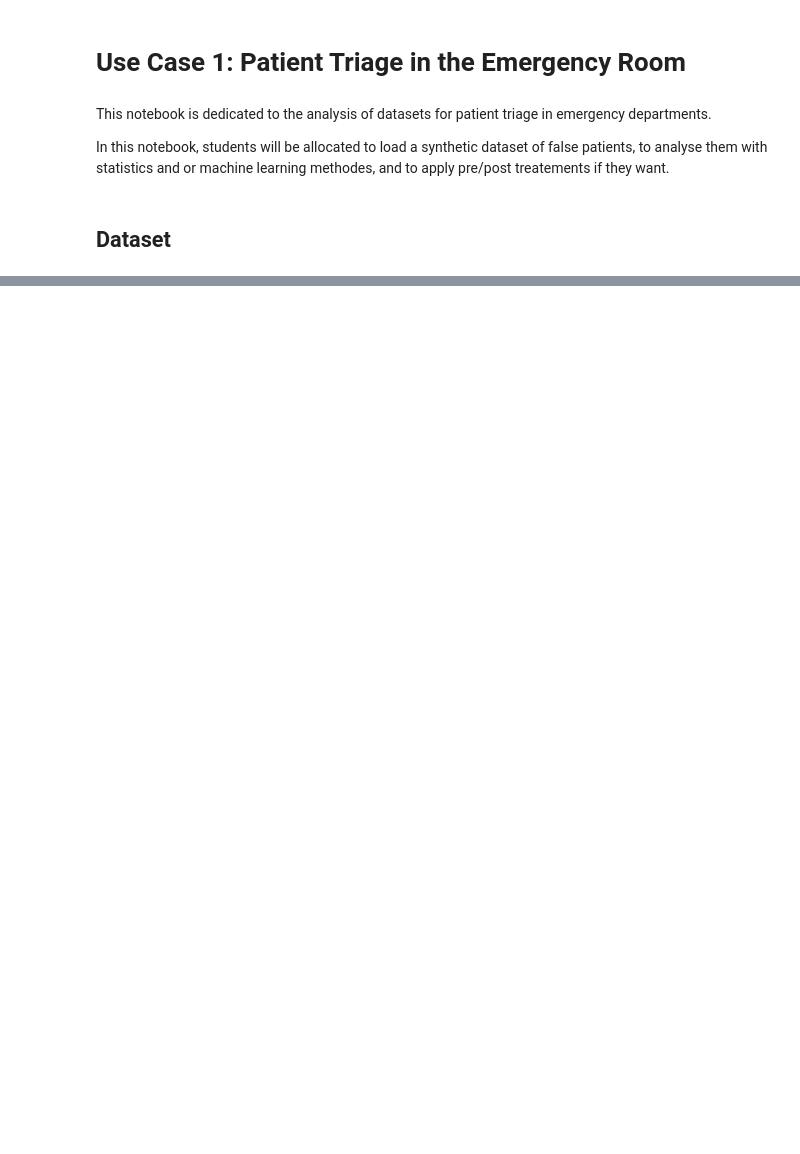
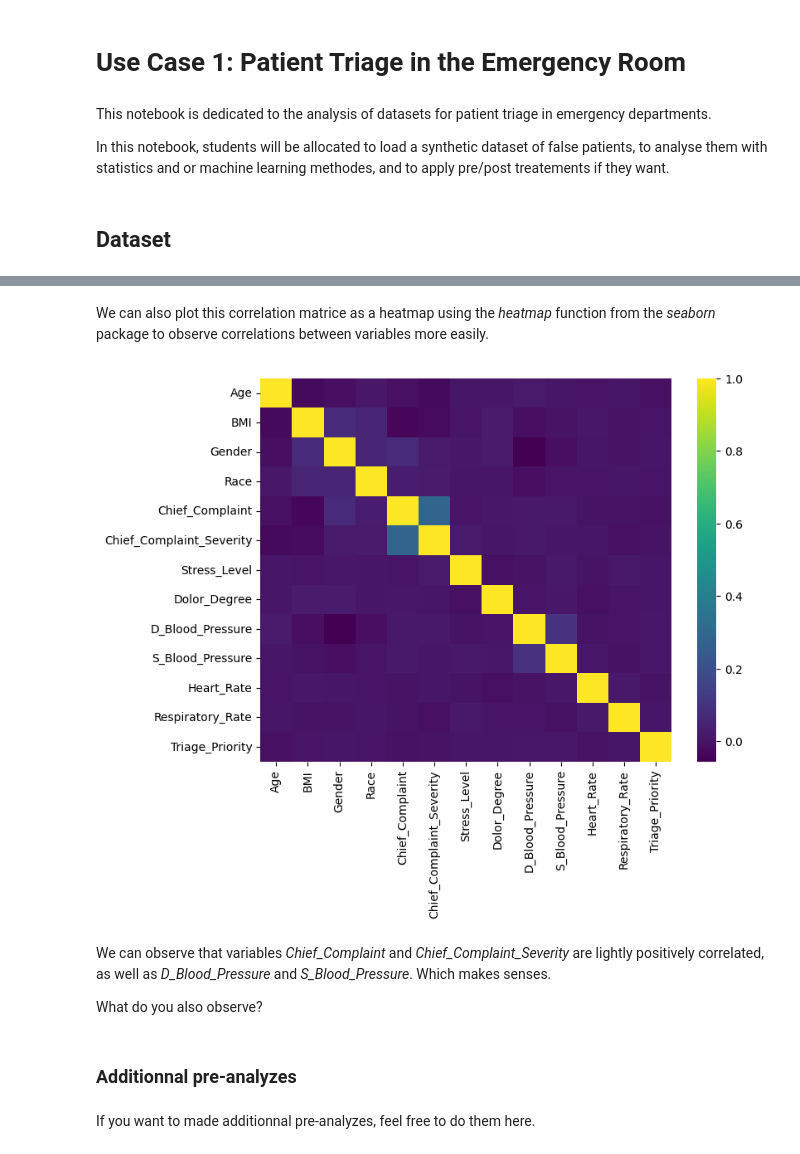
Before and after one commit to a-t-richard/AI-Responsibility-in-Healthcare, a Jupyter notebook: UC1-patient-triage/UC1_Patient_Triage.ipynb, the cells around one changed output, grey strips where cells are left out. Cells and saved outputs as stored; diff of their text form; code cells hidden in the pictures; blank space fills up the shorter version.

```diff
--- a/UC1-patient-triage/UC1_Patient_Triage.ipynb
+++ b/UC1-patient-triage/UC1_Patient_Triage.ipynb
@@ -32,2 +103,3 @@ To use this dataset, we first need to load it from the file *UC1-dataset.csv*
 # %%
-# YOUR CODE HERE
+corr_df = df.apply(lambda x: x.factorize()[0]).corr()
+corr_df
@@ -33,0 +121,16 @@ To use this dataset, we first need to load it from the file *UC1-dataset.csv*
+# %% [markdown]
+We can also plot this correlation matrice as a heatmap using the *heatmap* function from the *seaborn* package to observe correlations between variables more easily.
+# %%
+plt.figure(figsize=(8, 6))
+sns.heatmap(corr_df, cmap="viridis")
+plt.show()
+# %% [output]
+[figure, added]
+# %% [markdown]
+We can observe that variables *Chief_Complaint* and *Chief_Complaint_Severity* are lightly positively correlated, as well as *D_Blood_Pressure* and *S_Blood_Pressure*. Which makes senses.
+
+What do you also observe?
+# %% [markdown]
+### Additionnal pre-analyzes
+# %% [markdown]
+If you want to made additionnal pre-analyzes, feel free to do them here.
```
Also changed, not shown: parts of 40 cells of this notebook, 3 other files.
